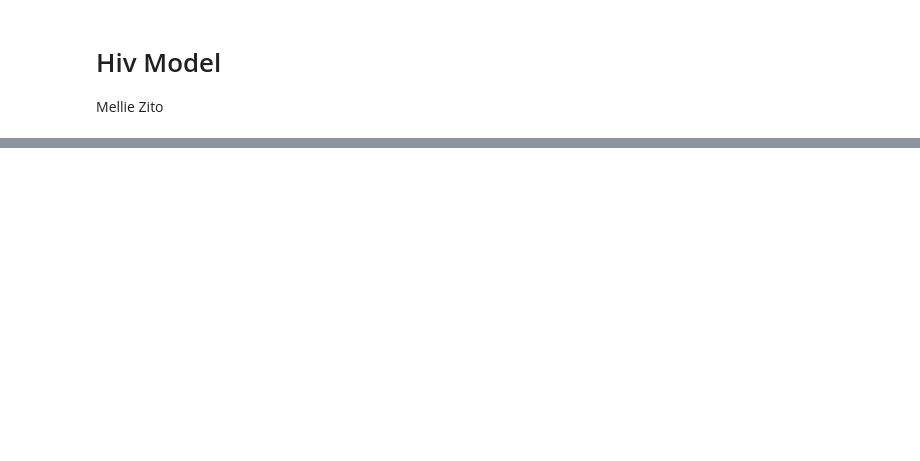
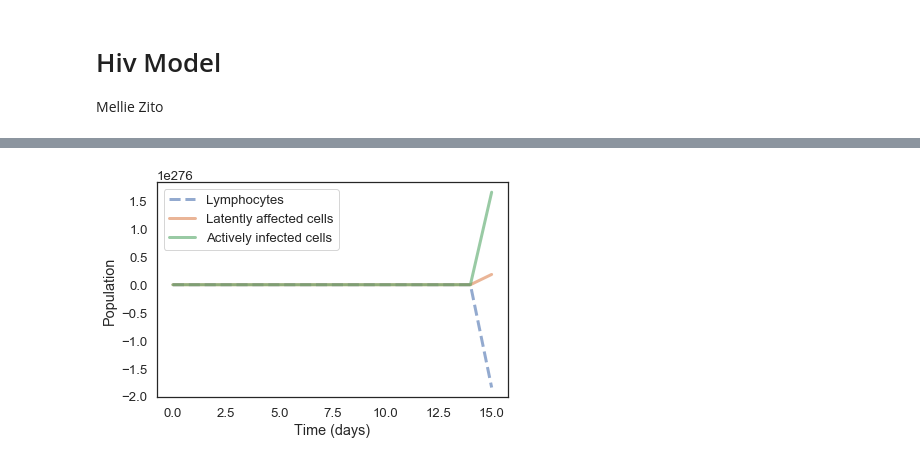
Before and after one commit to MellieZito/ModSimPy, a Jupyter notebook: code/hiv_model.ipynb, the cells around one changed output, grey strips where cells are left out. Cells and saved outputs as stored; diff of their text form; code cells hidden in the pictures; blank space fills up the shorter version.

Commit message:
updating models: wolf and elk, sir, and HIV model

```diff
--- a/code/hiv_model.ipynb
+++ b/code/hiv_model.ipynb
@@ -75,37 +116,0 @@ def update_func(state, t, system):
-# %%
-def make_system(beta, gamma):
-    """Make a system object for the SIR model.
-
-    beta: contact rate in days
-    gamma: recovery rate in days
-
-    returns: System object
-    """
-    init = State(S=89, I=1, R=0)
-    init /= np.sum(init)
-
-    t0 = 0
-    t_end = 7 * 14
-
-    return System(init=init, t0=t0, t_end=t_end,
-                  beta=beta, gamma=gamma)
-# %%
-def update_func(state, t, system):
-    """Update the SIR model.
-
-    state: State (s, i, r)
-    t: time
-    system: System object
-
-    returns: State (sir)
-    """
-    s, i, r = state
-
-    infected = system.beta * i * s
-    recovered = system.gamma * i
-
-    s -= infected
-    i += infected - recovered
-    r += recovered
-
-    return State(S=s, I=i, R=r)
@@ -292,0 +142,5 @@ np.interp(0.26, frac_infected_series, frac_infected_series.index)
+# %%
+system = make_system(1.36, 0.2, 0.00136, 0.00027, 0.1, 0.036, 0.33, 2, 100)
+#make_system(Γ, τ, μ, β, ρ, α, δ, σ, π)
+results = run_simulation(system, update_func)
+results.head()
@@ -292,0 +154,4 @@ np.interp(0.26, frac_infected_series, frac_infected_series.index)
+# %%
+plot_results(results.R, results.L, results.E)
+# %% [output]
+[figure, added]
```
Also changed, not shown: parts of 45 cells of this notebook, 14 other files.
